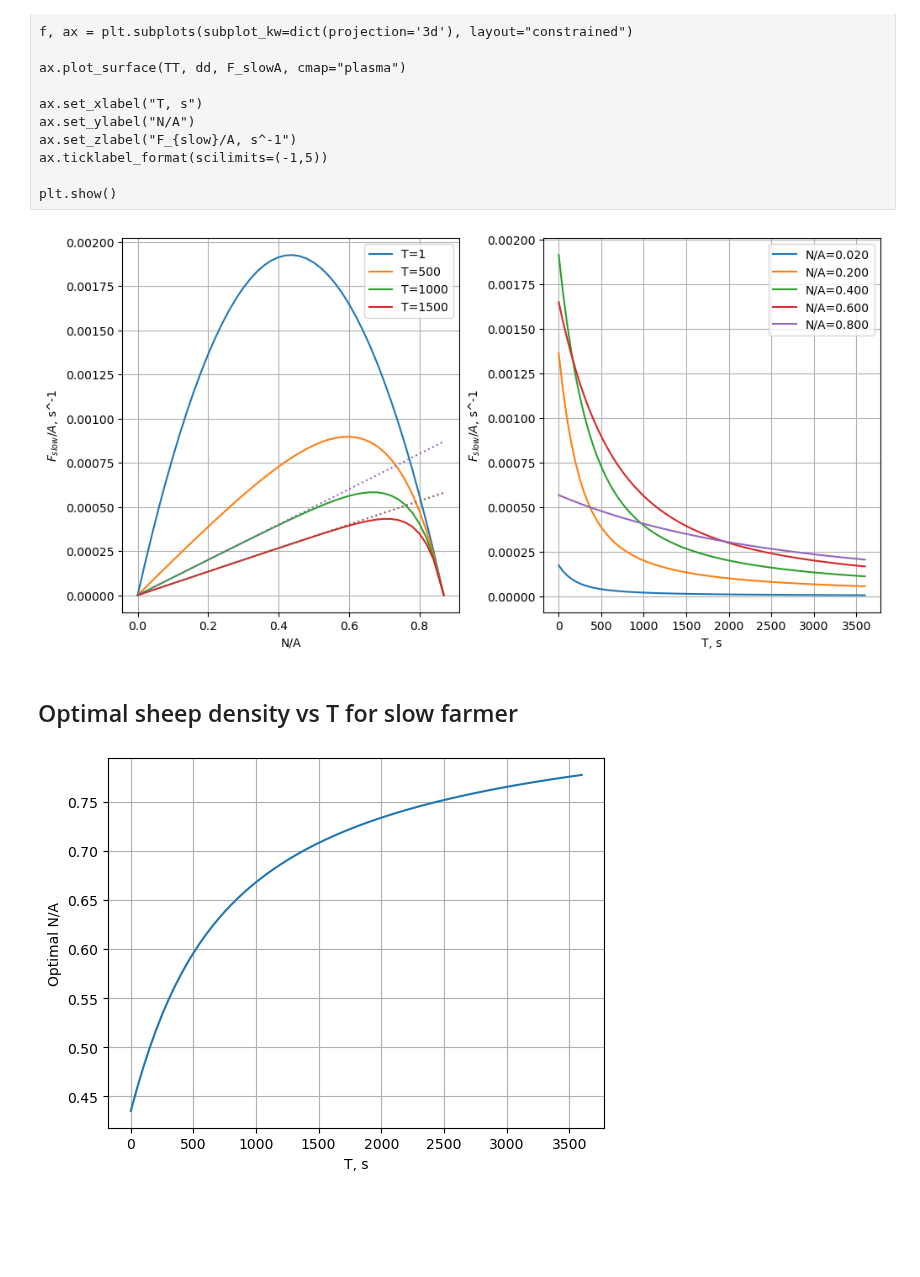
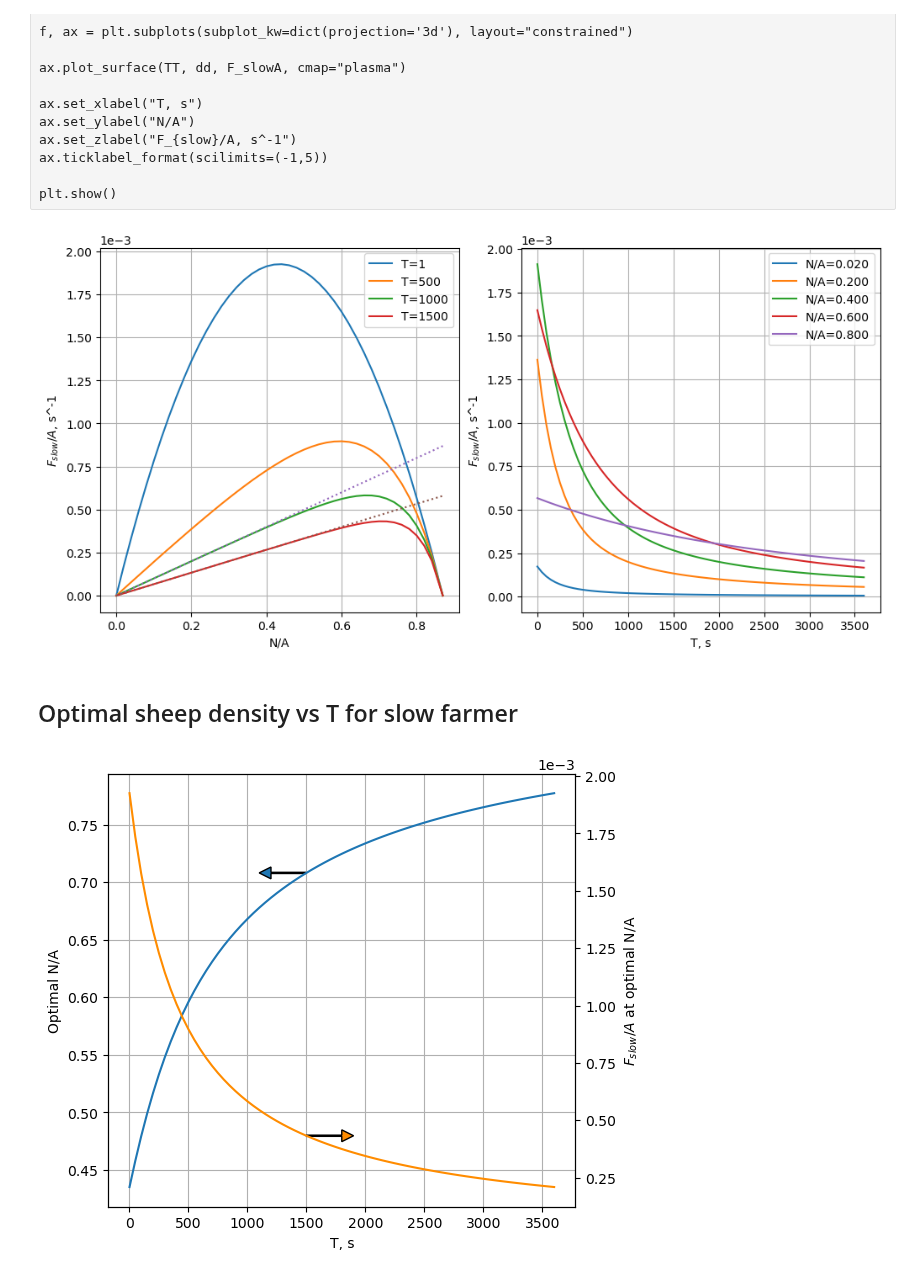
Before and after one commit to ELFREELAND/minecraft_sheep, a Jupyter notebook: deterministic_plots.ipynb, the cells around one changed output. Drawn from its saved outputs; the diff is of its cells as text; code cells hidden in the pictures; blank space fills up the shorter version.

```diff
--- a/deterministic_plots.ipynb
+++ b/deterministic_plots.ipynb
@@ -107,22 +109,43 @@ axs[1].legend()
 axs[0].grid(True)
 axs[1].grid(True)
 
+axs[0].ticklabel_format(scilimits=(-2,5))
+axs[1].ticklabel_format(scilimits=(-2,5))
+
 #plt.show()
 plt.savefig("f_slow_na_t.png")
 # %% [output]
-[figure, old version]
+[figure, new version]
 # %% [markdown]
 ## Optimal sheep density vs T for slow farmer
 # %%
-f, ax = plt.subplots()
+f, ax = plt.subplots(layout="constrained", figsize=(6,5))
 
-ax.plot(T, K*(sps.lambertw(np.exp(T*R+1))-1)/(T*R**2),"-")
+N_opt = K*(sps.lambertw(np.exp(T*R+1))-1)/(T*R**2)
+ax.plot(T, N_opt,"-")
 
 ax.set_xlabel("T, s")
 ax.set_ylabel("Optimal N/A")
 ax.grid(True)
+ax.arrow(T[30], N_opt[30], -300, 0,
+         width=0.003*(N_opt.max()-N_opt.min()),
+         head_width=0.03*(N_opt.max()-N_opt.min()),
+         head_length=100)
+
+ax2=ax.twinx()
+
+F_slowA = K*(sps.lambertw(np.exp(T*R+1))-1)*(1-np.exp(-T*R+sps.lambertw(np.exp(T*R+1))-1))/(R**2*T**2)
+ax2.plot(T, F_slowA, "darkorange") #darkorange is the default second plot color
+
+ax2.set_ylabel("$F_{slow}/A$ at optimal N/A")
+ax2.ticklabel_format(scilimits=(-1,5))
+ax2.arrow(T[30], F_slowA[30], 300, 0,
+          width=0.003*(F_slowA.max()-F_slowA.min()),
+          head_width=0.03*(F_slowA.max()-F_slowA.min()),
+          head_length=100,
+          facecolor="darkorange")
 
 #plt.show()
 plt.savefig("optimal_na.png")
 # %% [output]
-[figure, old version]
+[figure, new version]
```
Also changed, not shown: parts of 4 cells of this notebook, 8 other files.
